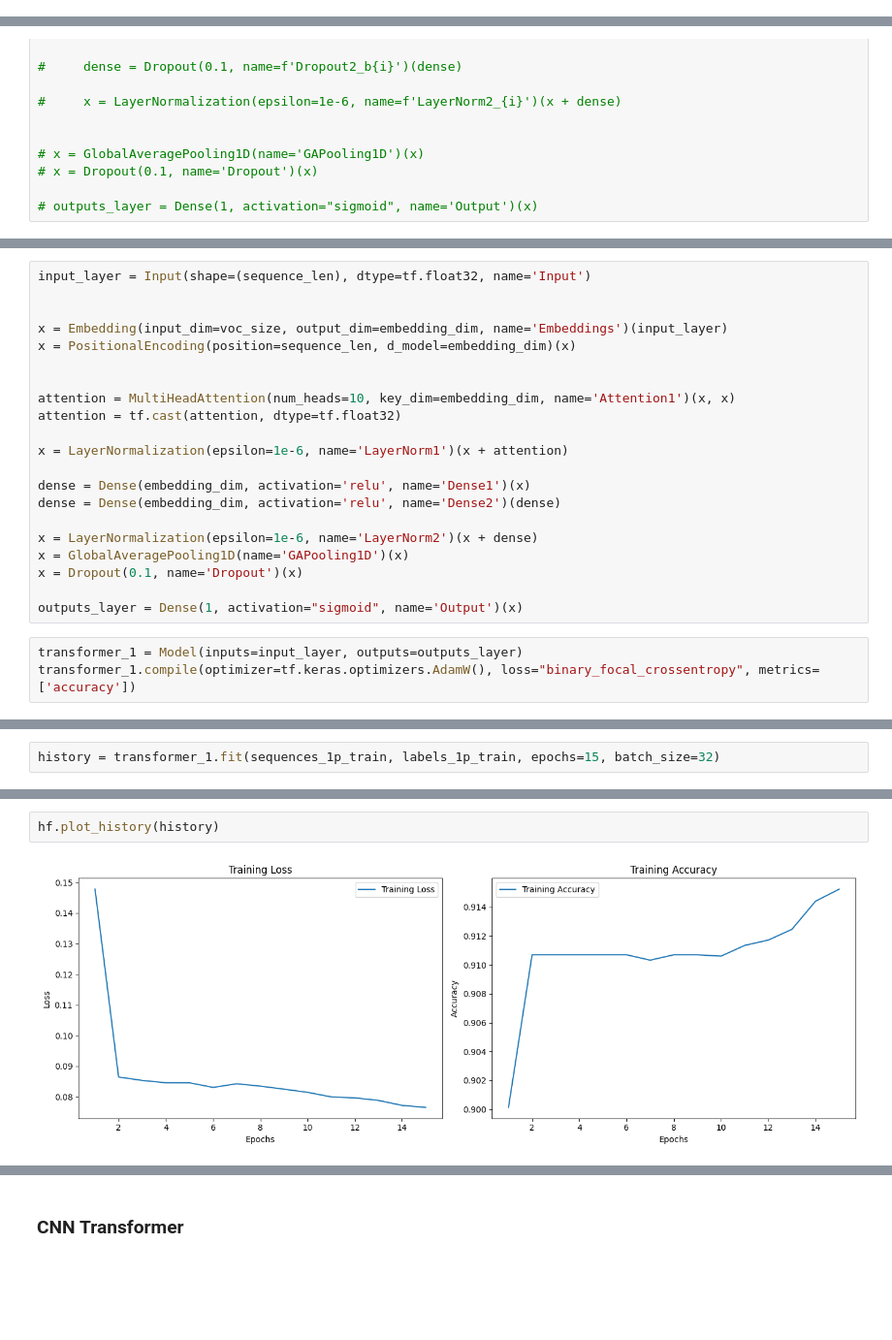
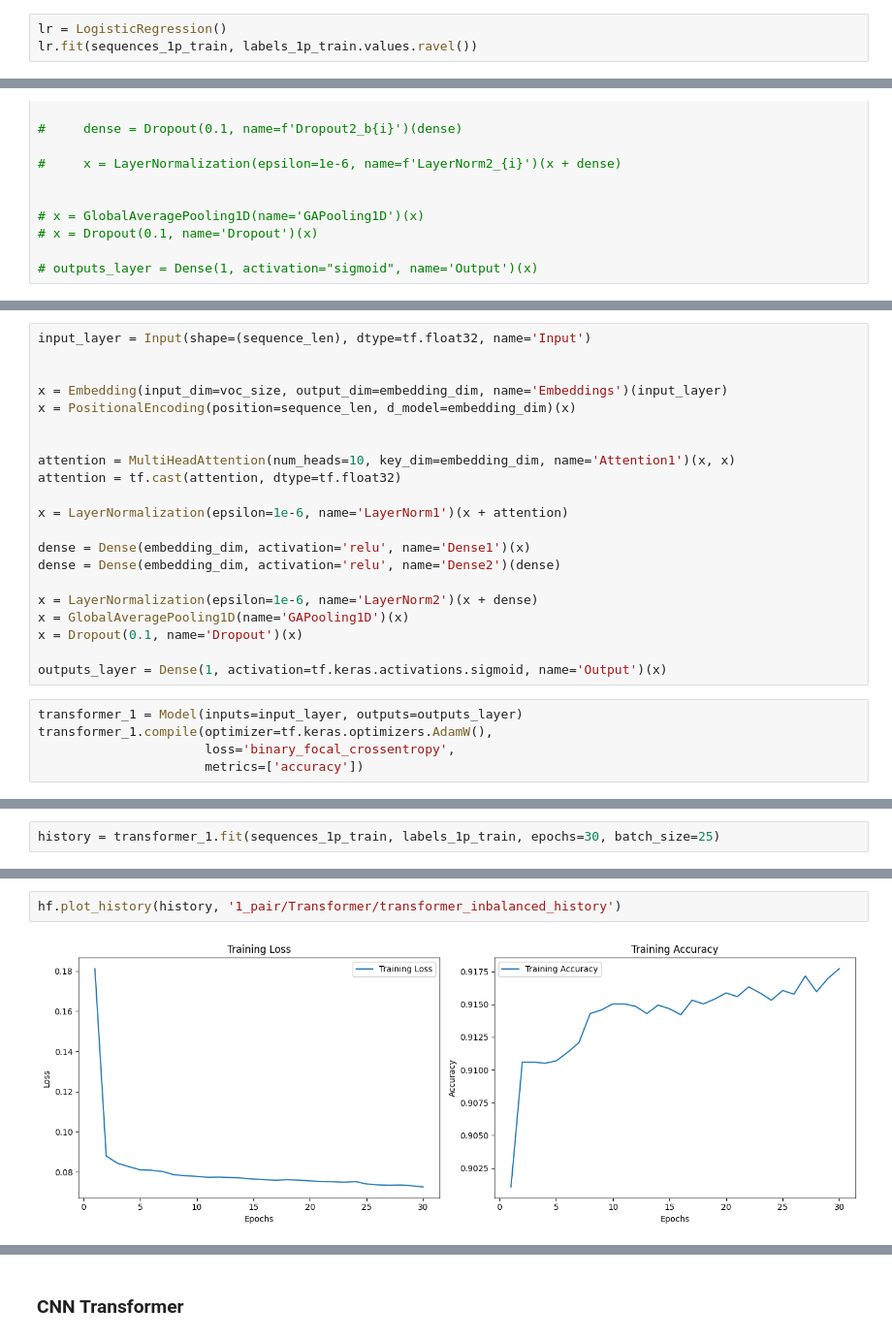
Before and after one commit to konstantinosmpouros/Bioinforming_the_youth_Hackathon, a Jupyter notebook: Protein analysis - Modeling.ipynb, the cells around one changed output, grey strips where cells are left out. Shown at 97% size. Cells and saved outputs as stored; diff of their text form; blank space fills up the shorter version.

```diff
--- a/Protein analysis - Modeling.ipynb
+++ b/Protein analysis - Modeling.ipynb
@@ -488,0 +581,3 @@ voc_size
+# %%
+lr = LogisticRegression()
+lr.fit(sequences_1p_train, labels_1p_train.values.ravel())
@@ -652,10 +885,12 @@ x = LayerNormalization(epsilon=1e-6, name='LayerNorm2')(x + dense)
 x = GlobalAveragePooling1D(name='GAPooling1D')(x)
 x = Dropout(0.1, name='Dropout')(x)
 
-outputs_layer = Dense(1, activation="sigmoid", name='Output')(x)
+outputs_layer = Dense(1, activation=tf.keras.activations.sigmoid, name='Output')(x)
 # %%
 transformer_1 = Model(inputs=input_layer, outputs=outputs_layer)
-transformer_1.compile(optimizer=tf.keras.optimizers.AdamW(), loss="binary_focal_crossentropy", metrics=['accuracy'])
+transformer_1.compile(optimizer=tf.keras.optimizers.AdamW(),
+                      loss='binary_focal_crossentropy',
+                      metrics=['accuracy'])
 # %%
 transformer_1.summary()
 # %% [output]
@@ -679,3 +916,3 @@ ________________________________________________________________________________
 # %%
-history = transformer_1.fit(sequences_1p_train, labels_1p_train, epochs=15, batch_size=32)
+history = transformer_1.fit(sequences_1p_train, labels_1p_train, epochs=30, batch_size=25)
 # %% [output]
@@ -727,4 +966,4 @@ hf.roc_auc_curve(labels_1p_test, predictions, '1_pair/1p_transformer_1_roc_auc')
 # %%
-hf.plot_history(history)
+hf.plot_history(history, '1_pair/Transformer/transformer_inbalanced_history')
 # %% [output]
-[figure, old version]
+[figure, new version]
```
Also changed, not shown: parts of 150 cells of this notebook, 28 other files.
